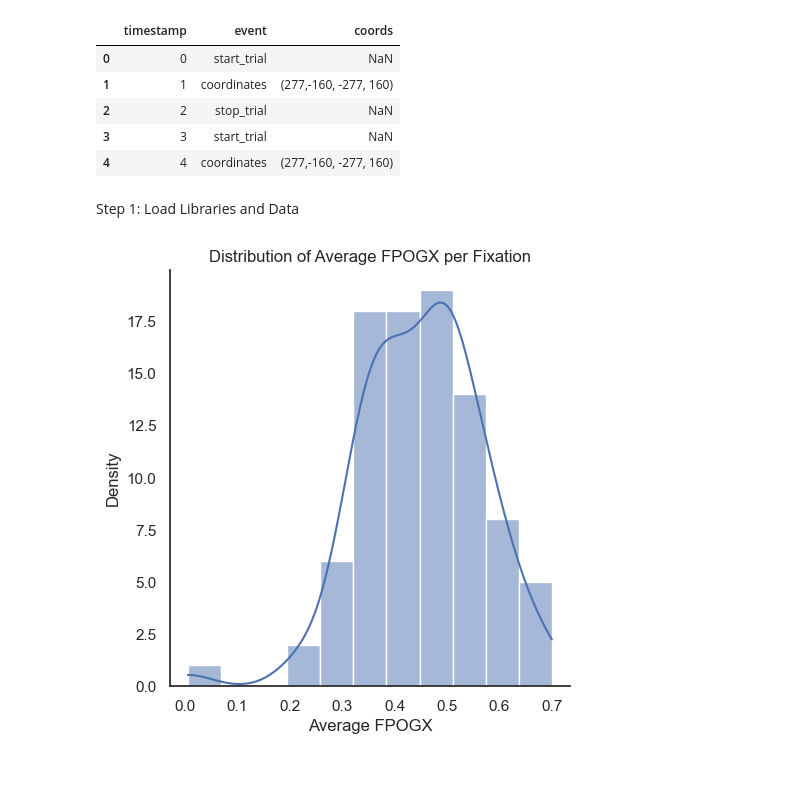
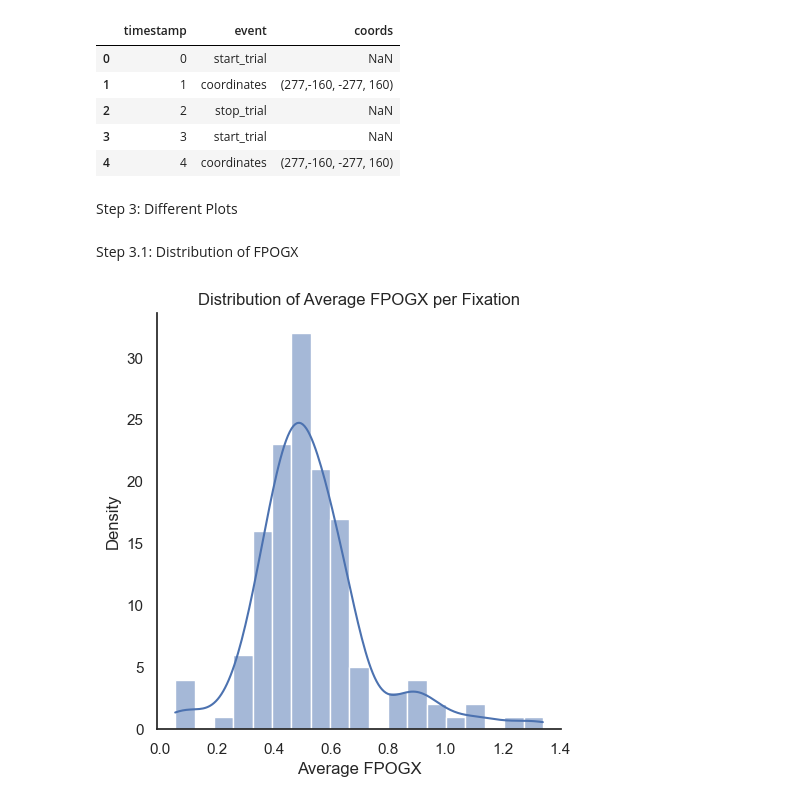
Before and after one commit to MaxBhdt/2024SoSe_EyeTracking, a Jupyter notebook: Lab/Experiment Pilot plot.ipynb, the cells around one changed output. Cells and saved outputs as stored; diff of their text form; code cells hidden in the pictures; blank space fills up the shorter version.

```diff
--- a/Lab/Experiment Pilot plot.ipynb
+++ b/Lab/Experiment Pilot plot.ipynb
@@ -100,19 +100,21 @@ log_events.head()
 | 2 | 2 | stop_trial | NaN |
 | 3 | 3 | start_trial | NaN |
 | 4 | 4 | coordinates | (277,-160, -277, 160) |
-# %% [markdown]
-Step 1: Load Libraries and Data
+# %% [markdown]
+Step 3: Different Plots
+# %% [markdown]
+Step 3.1: Distribution of FPOGX
 # %%
-df_fixations = df[0].groupby('FPOGID')['FPOGX'].mean().reset_index()
+df_fixations = data_tsv.groupby('FPOGID')['FPOGX'].mean().reset_index()
 
 # Plot the distribution using seaborn's displot
 sns.displot(df_fixations, x='FPOGX', kde=True)
 plt.title('Distribution of Average FPOGX per Fixation')
 plt.xlabel('Average FPOGX')
 plt.ylabel('Density')
 plt.show()
 # %% [output]
-[figure, old version]
+[figure, new version]
 # %%
 #test the dataset with a displot
 #Use FPOGID instead of count to get Valid Counts (One fixation gets many counts)
```
Also changed, not shown: parts of 17 cells of this notebook.
